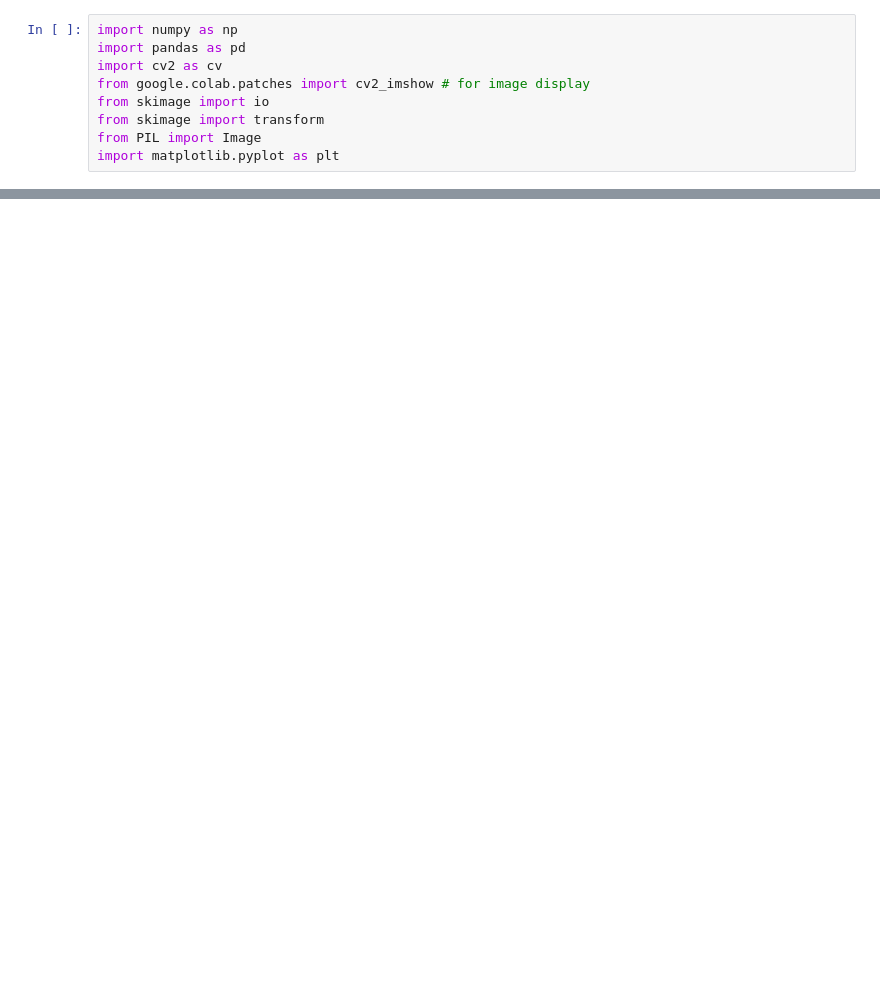
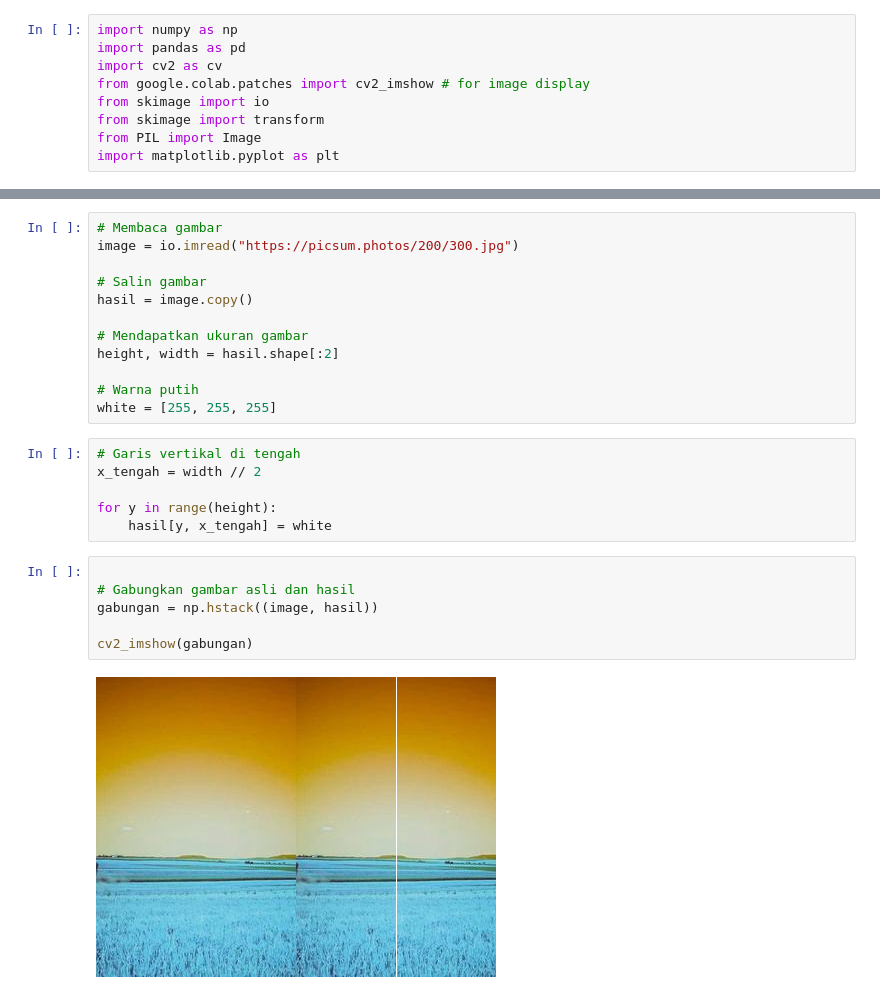
Before and after one commit to HafizRizqi/PCVK_2026, a Jupyter notebook: Latihan_Integrasi.ipynb, the cells around one changed output, grey strips where cells are left out. Drawn from its saved outputs; the diff is of its cells as text; blank space fills up the shorter version.

```diff
--- a/Latihan_Integrasi.ipynb
+++ b/Latihan_Integrasi.ipynb
@@ -52,0 +53,26 @@ cv2_imshow(final_frame)
+# %%
+# Membaca gambar
+image = io.imread("https://picsum.photos/200/300.jpg")
+
+# Salin gambar
+hasil = image.copy()
+
+# Mendapatkan ukuran gambar
+height, width = hasil.shape[:2]
+
+# Warna putih
+white = [255, 255, 255]
+# %%
+# Garis vertikal di tengah
+x_tengah = width // 2
+
+for y in range(height):
+    hasil[y, x_tengah] = white
+# %%
+
+# Gabungkan gambar asli dan hasil
+gabungan = np.hstack((image, hasil))
+
+cv2_imshow(gabungan)
+# %% [output]
+[figure, added]
```
Also changed, not shown: parts of 7 cells of this notebook.
